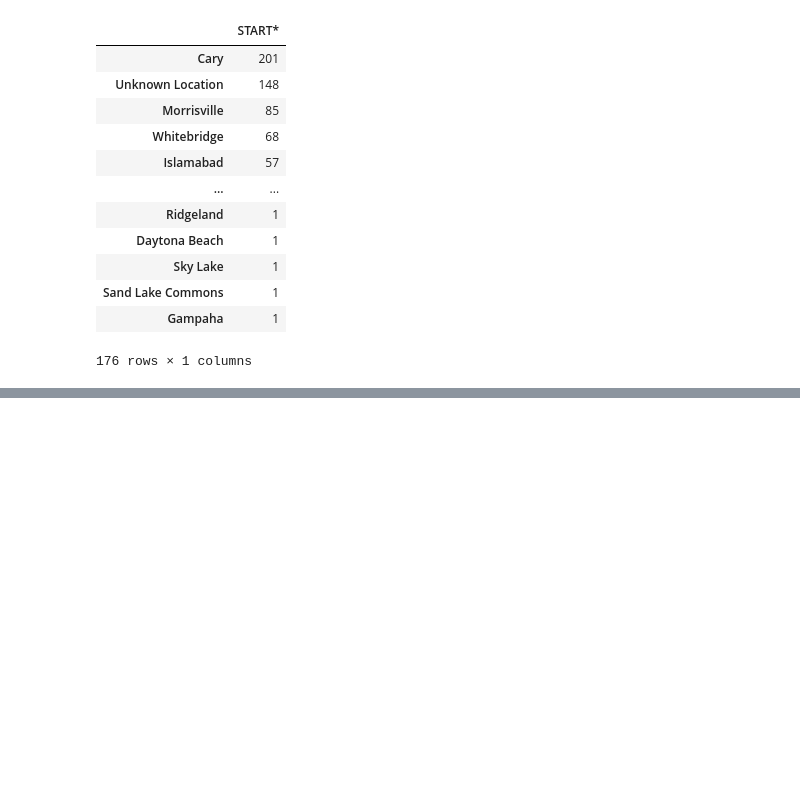
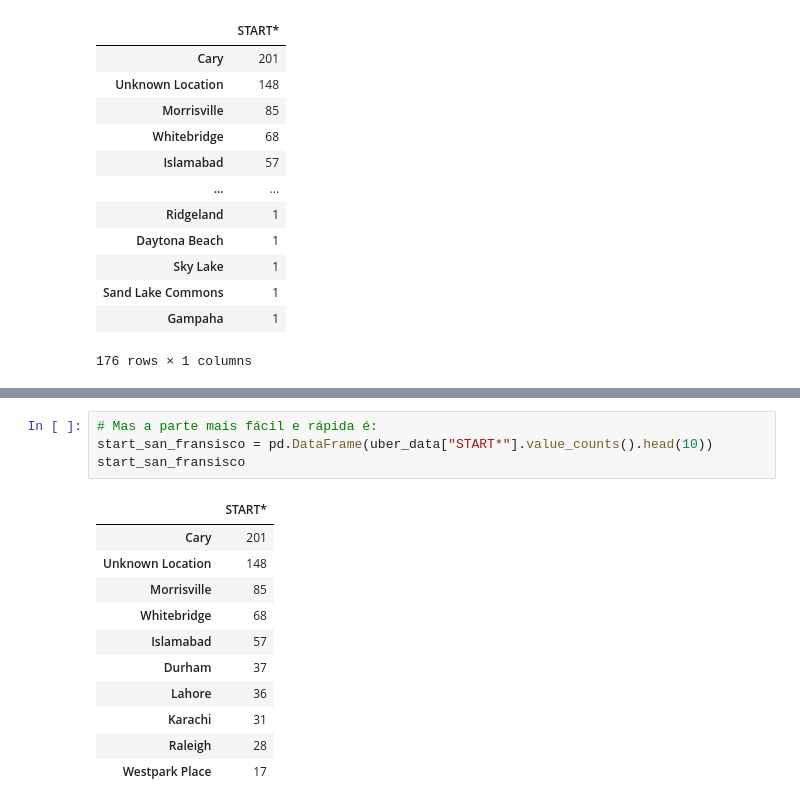
Before and after one commit to Hugox96/Uber_An-lise, a Jupyter notebook: Uber.ipynb, the cells around one changed output, grey strips where cells are left out. Saved outputs shown, nothing was run; the diff lists cells and outputs as text; blank space fills up the shorter version.

```diff
--- a/Uber.ipynb
+++ b/Uber.ipynb
@@ -210,0 +212,16 @@ df_starting_point.sort_values(["START*"],ascending=False)
+# %%
+# Mas a parte mais fácil e rápida é:
+start_san_fransisco = pd.DataFrame(uber_data["START*"].value_counts().head(10))
+start_san_fransisco
+# %% [output]
+|  | START* |
+| Cary | 201 |
+| Unknown Location | 148 |
+| Morrisville | 85 |
+| Whitebridge | 68 |
+| Islamabad | 57 |
+| Durham | 37 |
+| Lahore | 36 |
+| Karachi | 31 |
+| Raleigh | 28 |
+| Westpark Place | 17 |
```
Also changed, not shown: parts of 2 cells of this notebook.
